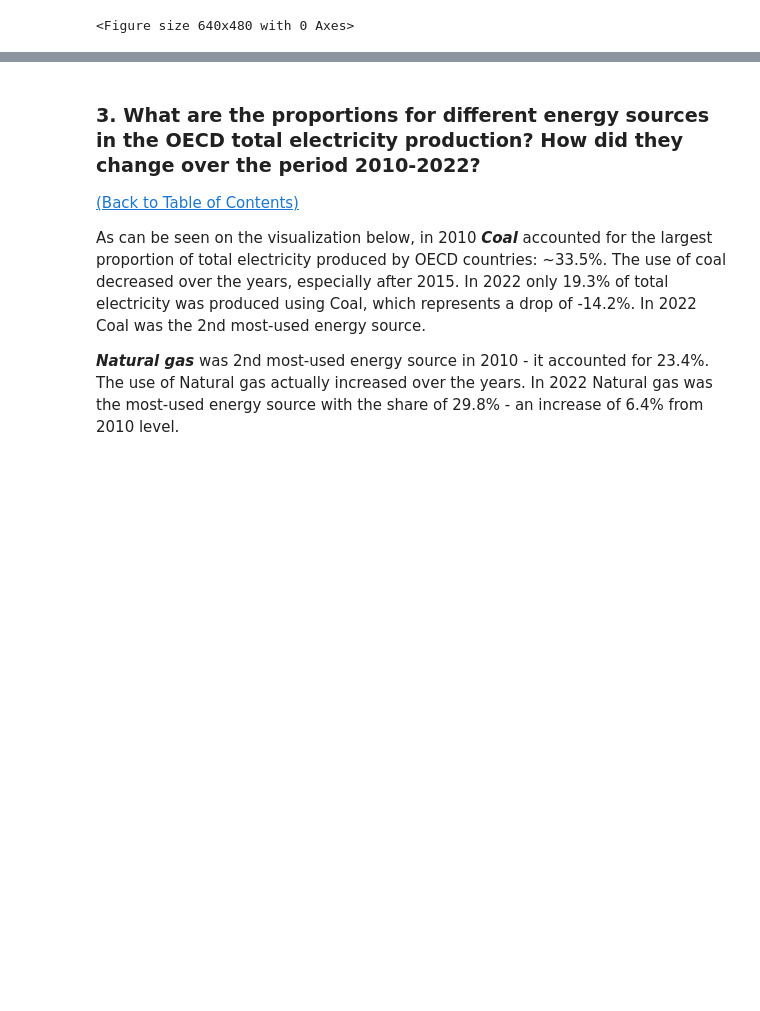
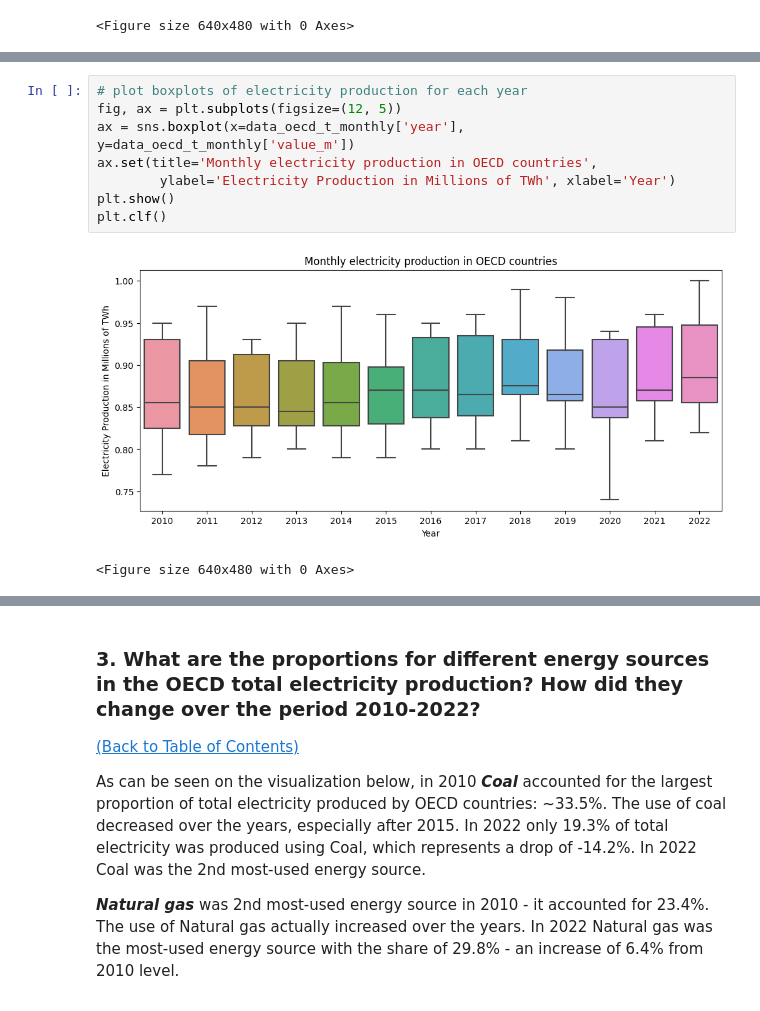
Before and after one commit to teona-pavliukova/OECD-Electricity-Production, a Jupyter notebook: oecd_countries_electricity_production.ipynb, the cells around one changed output, grey strips where cells are left out. Drawn from its saved outputs; the diff is of its cells as text; blank space fills up the shorter version.

```diff
--- a/oecd_countries_electricity_production.ipynb
+++ b/oecd_countries_electricity_production.ipynb
@@ -449,0 +481,11 @@ plt.clf()
+# %%
+# plot boxplots of electricity production for each year
+fig, ax = plt.subplots(figsize=(12, 5))
+ax = sns.boxplot(x=data_oecd_t_monthly['year'], y=data_oecd_t_monthly['value_m'])
+ax.set(title='Monthly electricity production in OECD countries',
+        ylabel='Electricity Production in Millions of TWh', xlabel='Year')
+plt.show()
+plt.clf()
+# %% [output]
+[figure, added]
+<Figure size 640x480 with 0 Axes>
```
Also changed, not shown: parts of 25 cells of this notebook.
